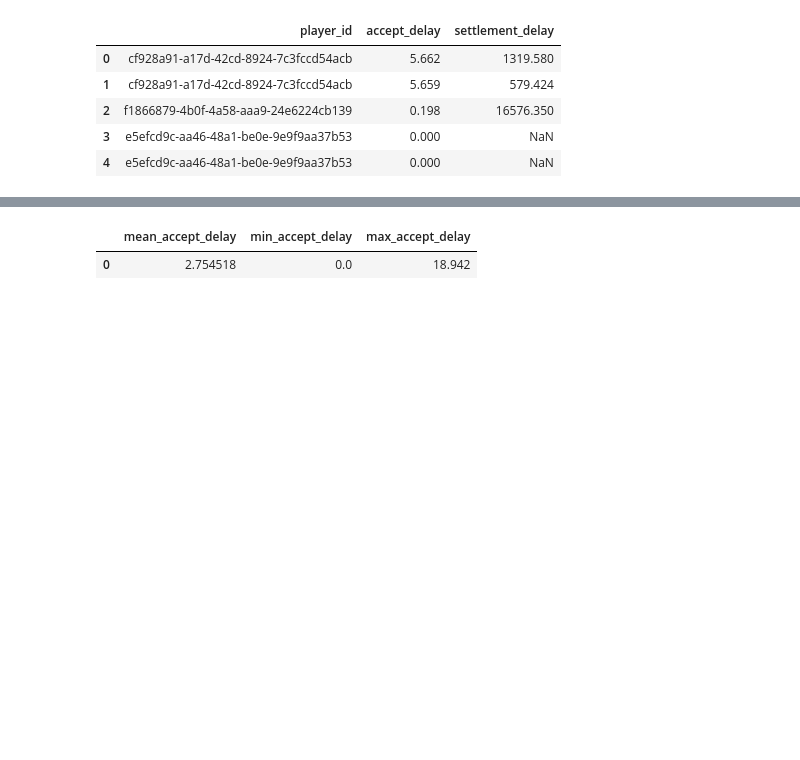
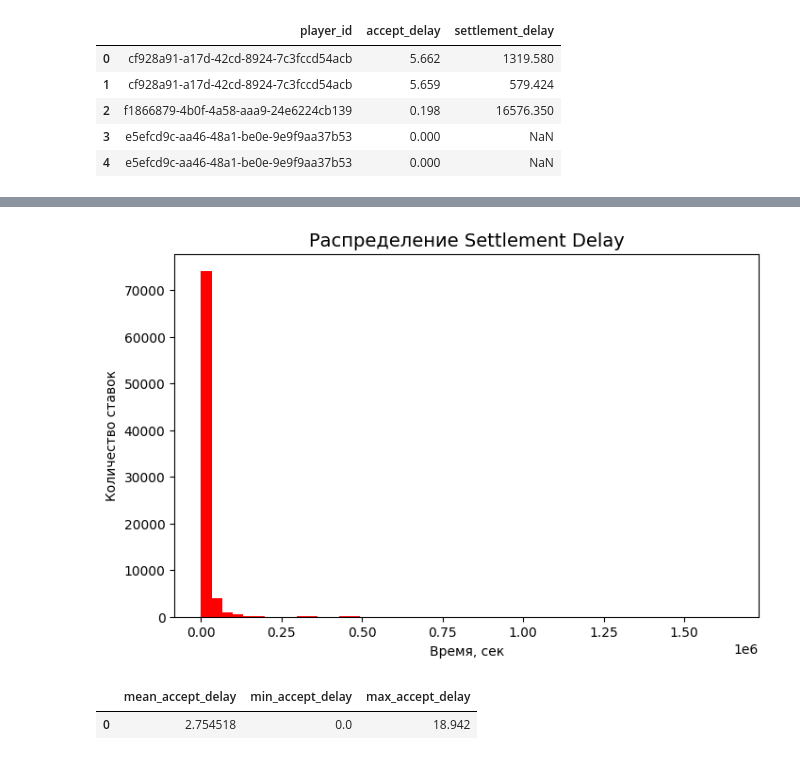
Before and after one commit to aliakseizvertouski/bet_analyse, a Jupyter notebook: bet_analyse.ipynb, the cells around one changed output, grey strips where cells are left out. Saved outputs shown, nothing was run; the diff lists cells and outputs as text; code cells hidden in the pictures; blank space fills up the shorter version.

```diff
--- a/bet_analyse.ipynb
+++ b/bet_analyse.ipynb
@@ -145,3 +191,15 @@ churn_rate.head()
+# %%
+fig, ax = plt.subplots(figsize=(8, 5))
+
+ax.hist(bet["settlement_delay"], bins=50, color='red')
+
+ax.set_title('Распределение Settlement Delay', fontsize=14)
+ax.set_xlabel('Время, сек')
+ax.set_ylabel('Количество ставок')
+
+plt.show()
+# %% [output]
+[figure, added]
 # %%
 accept_delay_stats = pd.DataFrame([{
     "mean_accept_delay": bet["accept_delay"].mean(),
```
Also changed, not shown: parts of 6 cells of this notebook.
